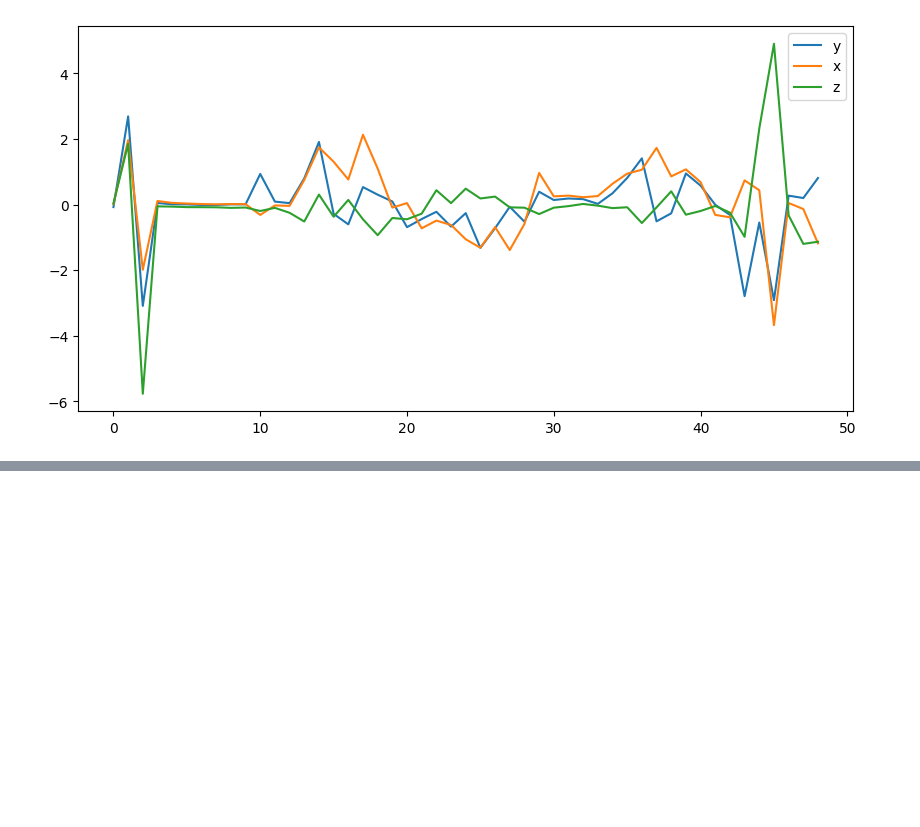
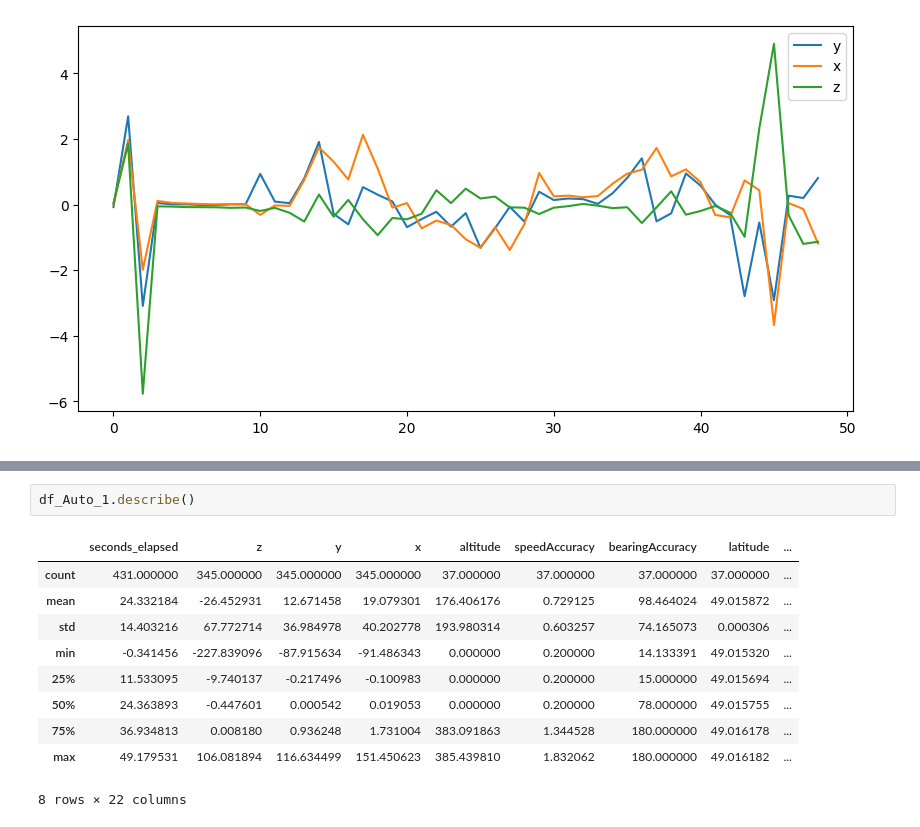
Before and after one commit to hinundher/ML4B-, a Jupyter notebook: ML4B.ipynb, the cells around one changed output, grey strips where cells are left out. Cells and saved outputs as stored; diff of their text form; blank space fills up the shorter version.

```diff
--- a/ML4B.ipynb
+++ b/ML4B.ipynb
@@ -131,0 +161,13 @@ df_walk_1.describe()
+# %%
+df_Auto_1.describe()
+# %% [output]
+|  | seconds_elapsed | z | y | x | altitude | speedAccuracy | bearingAccuracy | latitude | ... |
+| count | 431.000000 | 345.000000 | 345.000000 | 345.000000 | 37.000000 | 37.000000 | 37.000000 | 37.000000 | ... |
+| mean | 24.332184 | -26.452931 | 12.671458 | 19.079301 | 176.406176 | 0.729125 | 98.464024 | 49.015872 | ... |
+| std | 14.403216 | 67.772714 | 36.984978 | 40.202778 | 193.980314 | 0.603257 | 74.165073 | 0.000306 | ... |
+| min | -0.341456 | -227.839096 | -87.915634 | -91.486343 | 0.000000 | 0.200000 | 14.133391 | 49.015320 | ... |
+| 25% | 11.533095 | -9.740137 | -0.217496 | -0.100983 | 0.000000 | 0.200000 | 15.000000 | 49.015694 | ... |
+| 50% | 24.363893 | -0.447601 | 0.000542 | 0.019053 | 0.000000 | 0.200000 | 78.000000 | 49.015755 | ... |
+| 75% | 36.934813 | 0.008180 | 0.936248 | 1.731004 | 383.091863 | 1.344528 | 180.000000 | 49.016178 | ... |
+| max | 49.179531 | 106.081894 | 116.634499 | 151.450623 | 385.439810 | 1.832062 | 180.000000 | 49.016182 | ... |
+8 rows × 22 columns
```
Also changed, not shown: parts of 8 cells of this notebook, 1 other file.
